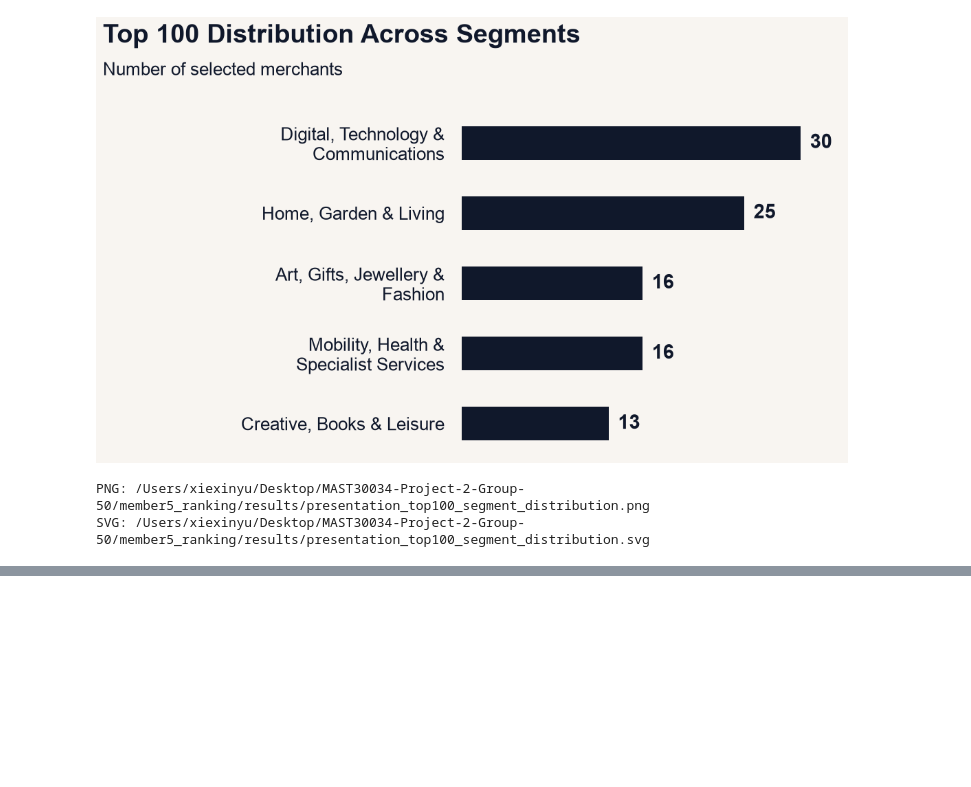
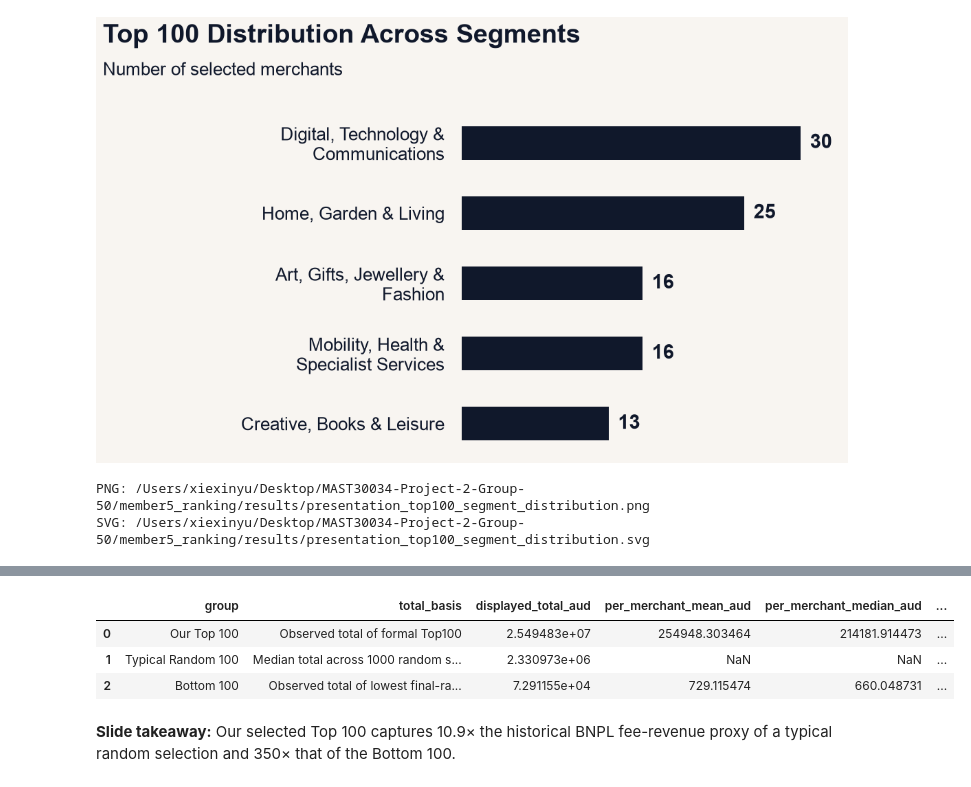
Before and after one commit to yixxx111/MAST30034-Project-2-Group-50, a Jupyter notebook: member5_ranking/presentation_analysis.ipynb, the cells around one changed output, grey strips where cells are left out. Saved outputs shown, nothing was run; the diff lists cells and outputs as text; code cells hidden in the pictures; blank space fills up the shorter version.

```diff
--- a/member5_ranking/presentation_analysis.ipynb
+++ b/member5_ranking/presentation_analysis.ipynb
@@ -96,0 +109,80 @@ SVG: /Users/xiexinyu/Desktop/MAST30034-Project-2-Group-50/member5_ranking/result
+# %%
+import numpy as np
+from IPython.display import Markdown
+
+RANKING_BASE_PATH = RESULTS_DIR / "ranking_analysis_base.csv"
+value_pool = pd.read_csv(RANKING_BASE_PATH, dtype={"merchant_abn": str})
+formal_top = pd.read_csv(TOP100_PATH, dtype={"merchant_abn": str})
+assert value_pool.merchant_abn.is_unique
+assert value_pool.has_merchant_master_record.eq(True).all()
+assert value_pool.final_rank.notna().all() and value_pool.final_rank.is_unique
+assert len(value_pool) == 4026 and len(formal_top) == 100
+# Stable identifier order makes simulation reproducible even if CSV row order changes.
+value_pool = value_pool.sort_values("merchant_abn").reset_index(drop=True)
+fee_column = "estimated_bnpl_revenue"
+assert np.isfinite(value_pool[fee_column]).all() and value_pool[fee_column].ge(0).all()
+np.testing.assert_allclose(value_pool[fee_column],
+    value_pool.total_revenue * value_pool.merchant_take_rate_pct / 100, rtol=1e-10)
+assert set(formal_top.merchant_abn) == set(value_pool.nsmallest(100, "final_rank").merchant_abn)
+value_top = value_pool.loc[value_pool.merchant_abn.isin(formal_top.merchant_abn)].copy()
+np.testing.assert_allclose(formal_top.set_index("merchant_abn").loc[value_top.merchant_abn, fee_column], value_top[fee_column])
+value_bottom = value_pool.nlargest(100, "final_rank").copy()
+assert len(value_top) == len(value_bottom) == 100
+assert set(value_top.merchant_abn).isdisjoint(value_bottom.merchant_abn)
+
+RANDOM_SEED = 20261009
+N_SIMULATIONS = 1000
+SAMPLE_SIZE = 100
+rng = np.random.default_rng(RANDOM_SEED)
+fee_values = value_pool[fee_column].to_numpy()
+sample_indices = np.stack([rng.choice(len(value_pool), size=SAMPLE_SIZE, replace=False)
+                           for _ in range(N_SIMULATIONS)])
+assert all(len(np.unique(indices)) == SAMPLE_SIZE for indices in sample_indices)
+random_totals = fee_values[sample_indices].sum(axis=1)
+random_median = float(np.median(random_totals))
+random_mean = float(np.mean(random_totals))
+random_p05, random_p95 = np.quantile(random_totals, [.05, .95])
+top_total = float(value_top[fee_column].sum())
+bottom_total = float(value_bottom[fee_column].sum())
+assert random_median > 0 and bottom_total > 0
+
+simulation_distribution = pd.DataFrame({
+    "simulation_id": np.arange(1, N_SIMULATIONS + 1),
+    "random_seed": RANDOM_SEED, "sample_size": SAMPLE_SIZE,
+    "eligible_merchant_count": len(value_pool),
+    "total_historical_bnpl_fee_revenue_proxy_aud": random_totals,
+})
+comparison_summary = pd.DataFrame([
+    dict(group="Our Top 100", total_basis="Observed total of formal Top100",
+         displayed_total_aud=top_total, per_merchant_mean_aud=value_top[fee_column].mean(),
+         per_merchant_median_aud=value_top[fee_column].median()),
+    dict(group="Typical Random 100", total_basis="Median total across 1000 random selections",
+         displayed_total_aud=random_median, random_total_mean_aud=random_mean,
+         random_total_median_aud=random_median, random_total_p05_aud=random_p05,
+         random_total_p95_aud=random_p95),
+    dict(group="Bottom 100", total_basis="Observed total of lowest final-ranked 100",
+         displayed_total_aud=bottom_total, per_merchant_mean_aud=value_bottom[fee_column].mean(),
+         per_merchant_median_aud=value_bottom[fee_column].median()),
+])
+comparison_summary["merchant_count_per_selection"] = SAMPLE_SIZE
+comparison_summary["eligible_merchant_count"] = len(value_pool)
+comparison_summary["random_simulation_count"] = N_SIMULATIONS
+comparison_summary["random_seed"] = RANDOM_SEED
+comparison_summary["top100_to_group_total_ratio"] = top_total / comparison_summary.displayed_total_aud
+comparison_summary["top100_minus_group_total_aud"] = top_total - comparison_summary.displayed_total_aud
+SUMMARY_PATH = RESULTS_DIR / "top100_vs_random_vs_bottom_summary.csv"
+SIMULATION_PATH = RESULTS_DIR / "top100_random_simulation_distribution.csv"
+comparison_summary.to_csv(SUMMARY_PATH, index=False)
+simulation_distribution.to_csv(SIMULATION_PATH, index=False)
+display(comparison_summary)
+takeaway = (f"Our selected Top 100 captures {top_total/random_median:.1f}× the historical BNPL fee-revenue proxy "
+            f"of a typical random selection and {top_total/bottom_total:,.0f}× that of the Bottom 100.")
+display(Markdown("**Slide takeaway:** " + takeaway))
+print("Source:", RANKING_BASE_PATH)
+print("Formal shortlist:", TOP100_PATH)
+# %% [output]
+|  | group | total_basis | displayed_total_aud | per_merchant_mean_aud | per_merchant_median_aud | ... |
+| 0 | Our Top 100 | Observed total of formal Top100 | 2.549483e+07 | 254948.303464 | 214181.914473 | ... |
+| 1 | Typical Random 100 | Median total across 1000 random s... | 2.330973e+06 | NaN | NaN | ... |
+| 2 | Bottom 100 | Observed total of lowest final-ra... | 7.291155e+04 | 729.115474 | 660.048731 | ... |
+**Slide takeaway:** Our selected Top 100 captures 10.9× the historical BNPL fee-revenue proxy of a typical random selection and 350× that of the Bottom 100.
```
Also changed, not shown: parts of 5 cells of this notebook, 6 other files.
